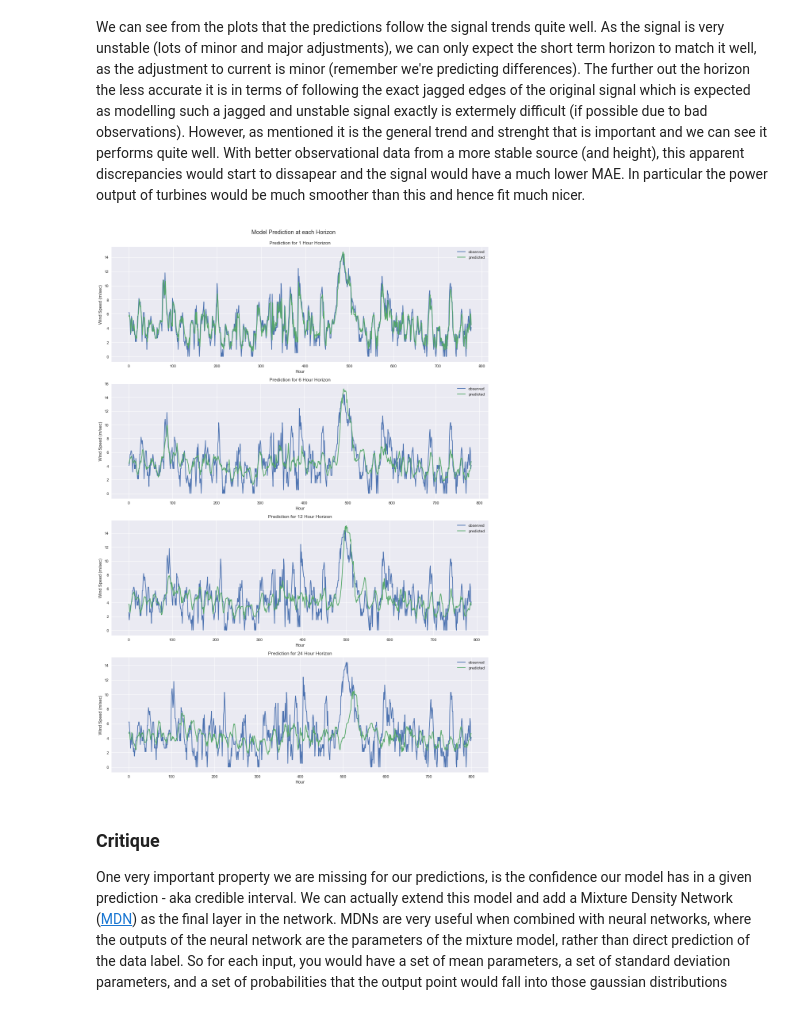
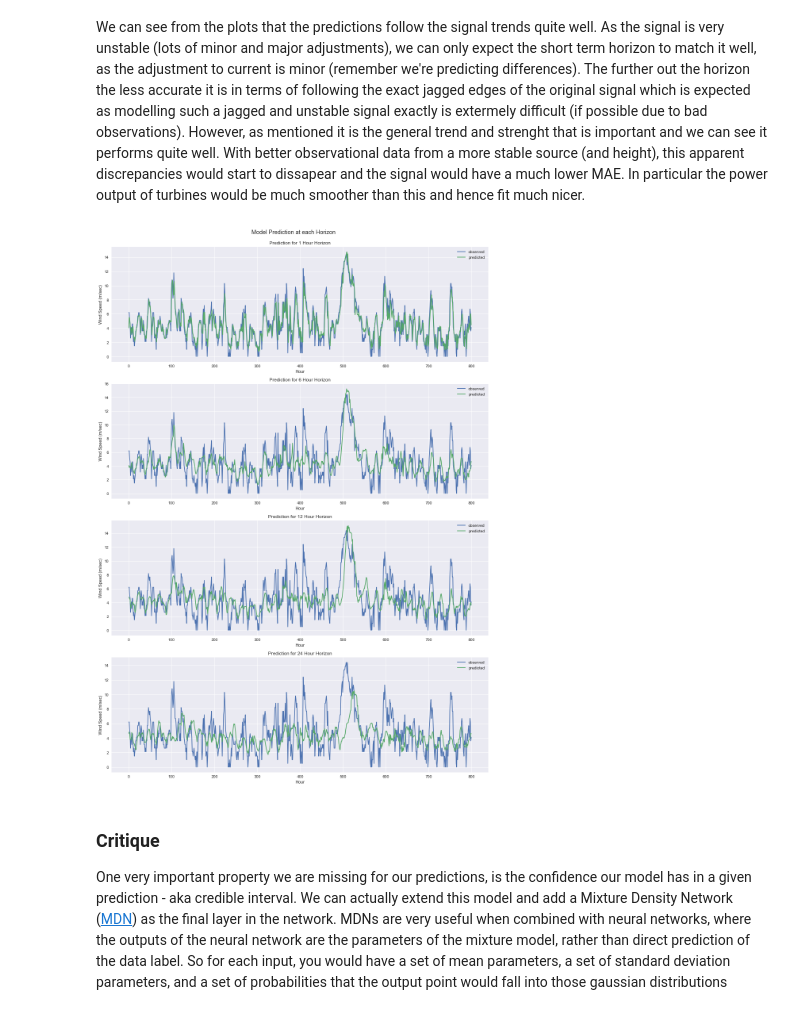
Before and after one commit to willfleury/wind-forecasting, a Jupyter notebook: Forecasting.ipynb, the cells around one changed output. Saved outputs shown, nothing was run; the diff lists cells and outputs as text; code cells hidden in the pictures.

```diff
--- a/Forecasting.ipynb
+++ b/Forecasting.ipynb
@@ -608,31 +607,33 @@ We can see from the plots that the predictions follow the signal trends quite we
 # %%
 import matplotlib.pyplot as plt
 
 plot_samples=800
-tail_trim = 100
+max_horizon = horizons[-1]
 plots = len(horizons)
 
 fig = plt.figure(figsize=(14, 5 * plots))
 fig.suptitle("Model Prediction at each Horizon")
 
 for i, horizon in enumerate(horizons):
     plt.subplot(plots,1,i+1)
 
-    real = features['wind_speed'][sequence_offset+row_split+horizon+(24-horizon):].values
-    pred = predicted_signal[(24-horizon):-horizon,i]
+    len_adjust = max_horizon-horizon # ensure all have same lenght
 
-    plt.plot(real[(24-horizon):plot_samples], label='observed')
-    plt.plot(pred[(24-horizon):plot_samples], label='predicted')
+    real = features['wind_speed'][sequence_offset+row_split+horizon+len_adjust:].values
+    pred = predicted_signal[len_adjust:-horizon,i]
+
+    plt.plot(real[:plot_samples], label='observed')
+    plt.plot(pred[:plot_samples], label='predicted')
     plt.title("Prediction for {} Hour Horizon".format(horizon))
     plt.xlabel("Hour")
     plt.ylabel("Wind Speed (m/sec)")
     plt.legend()
     plt.tight_layout()
 
 fig.tight_layout()
 plt.subplots_adjust(top=0.95)
 # %% [output]
-[figure, old version]
+[figure, new version]
 # %% [markdown]
 ### Critique
 
```
Also changed, not shown: parts of 11 cells of this notebook.
